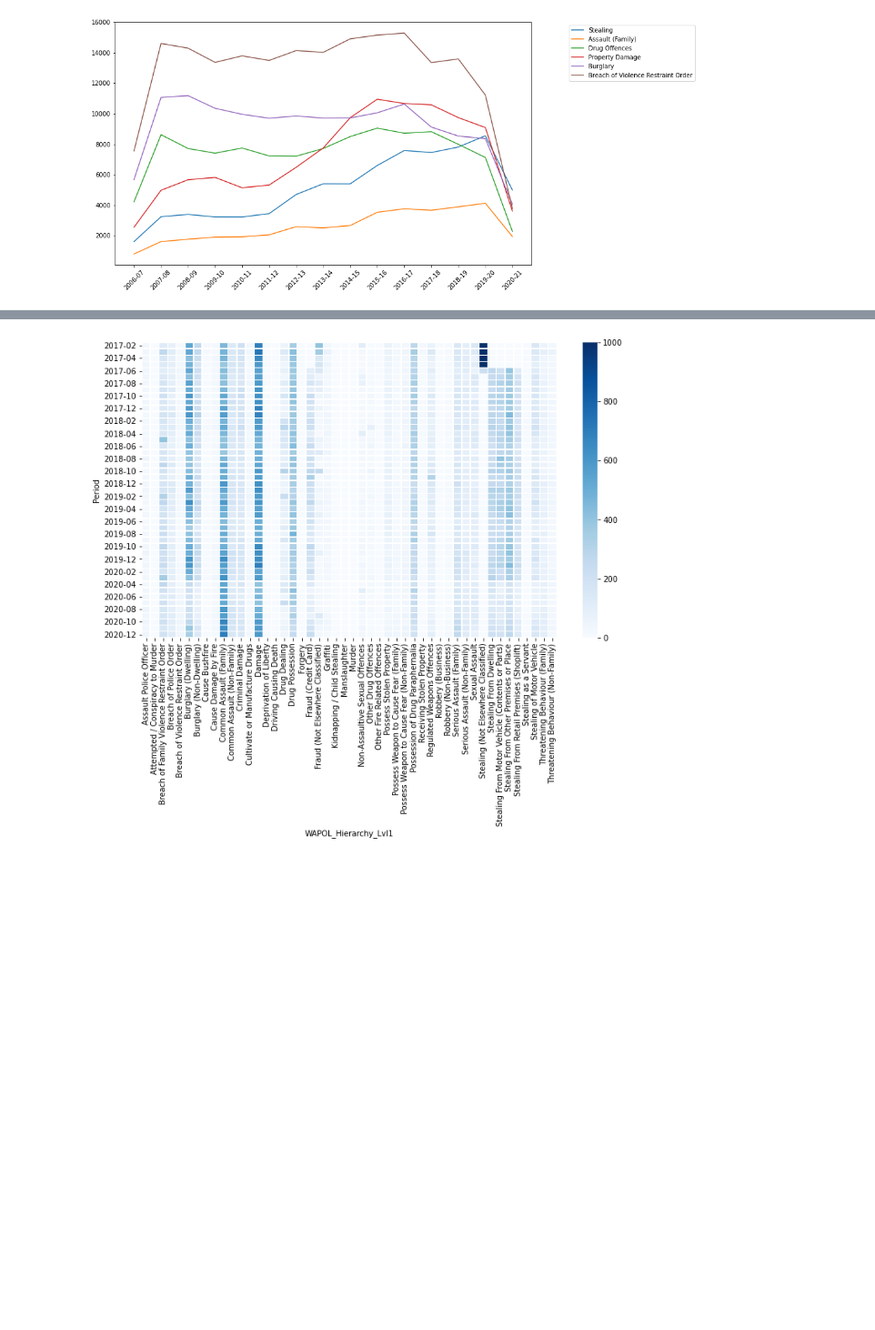
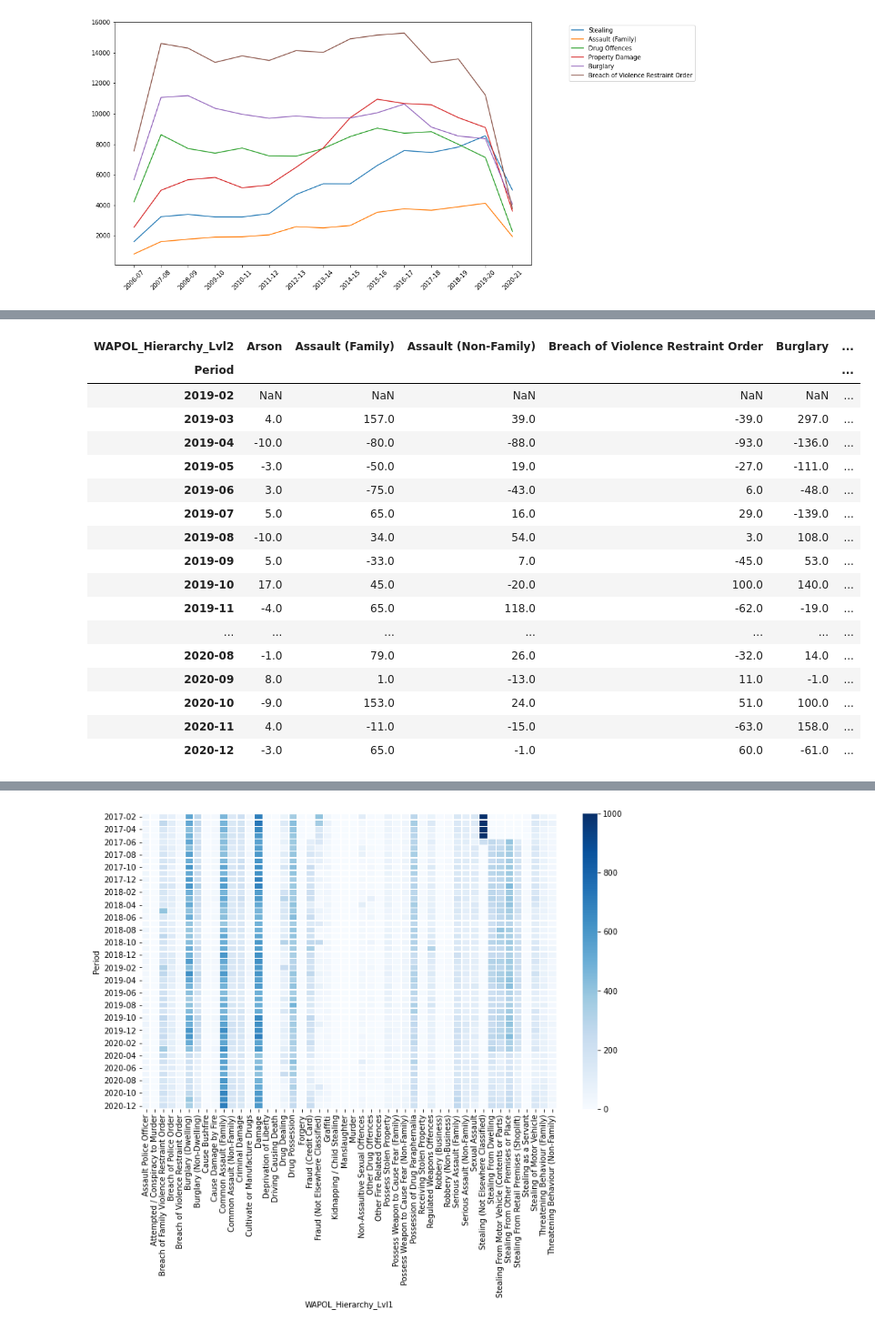
Before and after one commit to FernB/WACrimeRatesCovid19, a Jupyter notebook: WACrimeStatistics.ipynb, the cells around one changed output, grey strips where cells are left out. Shown at 91% size. Cells and saved outputs as stored; diff of their text form; code cells hidden in the pictures; blank space fills up the shorter version.

```diff
--- a/WACrimeStatistics.ipynb
+++ b/WACrimeStatistics.ipynb
@@ -204,0 +252,28 @@ plt.show()
+# %%
+Plotting2 = Plotting.reset_index()
+prelockdown = Plotting2.loc[Plotting2["Period"]=='2020-02']
+atlockdown = Plotting2.loc[Plotting2["Period"]=='2020-03']
+postlockdown = Plotting2.loc[Plotting2["Period"]=='2020-06']
+
+x = prelockdown - atlockdown
+type(prelockdown)
+Plotting2.set_index('Period').diff()
+# %% [output]
+| WAPOL_Hierarchy_Lvl2 | Arson | Assault (Family) | Assault (Non-Family) | Breach of Violence Restraint Order | Burglary | ... |
+| Period |  |  |  |  |  | ... |
+| 2019-02 | NaN | NaN | NaN | NaN | NaN | ... |
+| 2019-03 | 4.0 | 157.0 | 39.0 | -39.0 | 297.0 | ... |
+| 2019-04 | -10.0 | -80.0 | -88.0 | -93.0 | -136.0 | ... |
+| 2019-05 | -3.0 | -50.0 | 19.0 | -27.0 | -111.0 | ... |
+| 2019-06 | 3.0 | -75.0 | -43.0 | 6.0 | -48.0 | ... |
+| 2019-07 | 5.0 | 65.0 | 16.0 | 29.0 | -139.0 | ... |
+| 2019-08 | -10.0 | 34.0 | 54.0 | 3.0 | 108.0 | ... |
+| 2019-09 | 5.0 | -33.0 | 7.0 | -45.0 | 53.0 | ... |
+| 2019-10 | 17.0 | 45.0 | -20.0 | 100.0 | 140.0 | ... |
+| 2019-11 | -4.0 | 65.0 | 118.0 | -62.0 | -19.0 | ... |
+| ... | ... | ... | ... | ... | ... | ... |
+| 2020-08 | -1.0 | 79.0 | 26.0 | -32.0 | 14.0 | ... |
+| 2020-09 | 8.0 | 1.0 | -13.0 | 11.0 | -1.0 | ... |
+| 2020-10 | -9.0 | 153.0 | 24.0 | 51.0 | 100.0 | ... |
+| 2020-11 | 4.0 | -11.0 | -15.0 | -63.0 | 158.0 | ... |
+| 2020-12 | -3.0 | 65.0 | -1.0 | 60.0 | -61.0 | ... |
```
Also changed, not shown: parts of 6 cells of this notebook.
